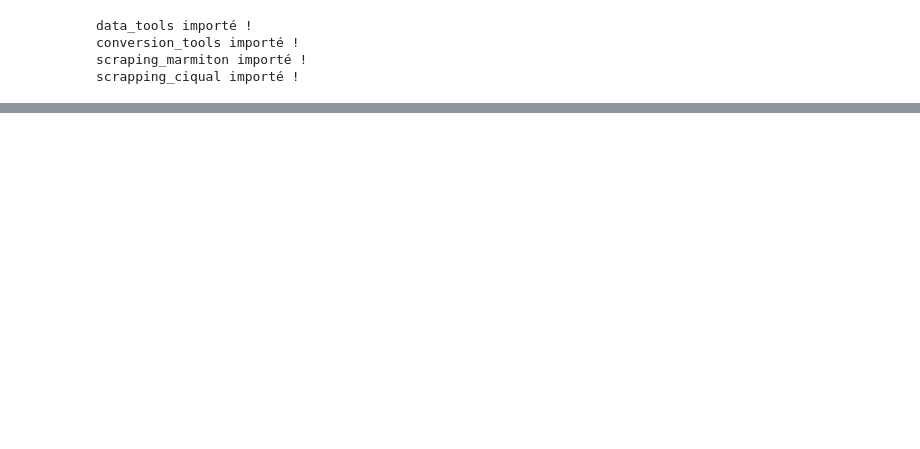
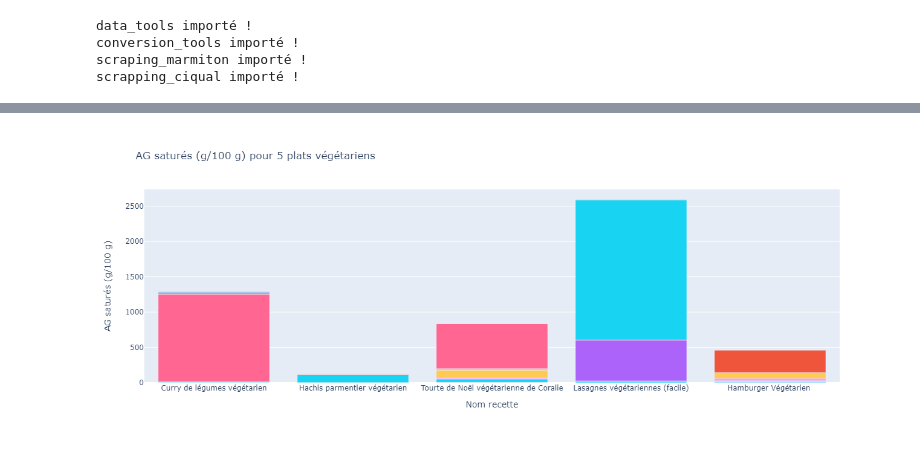
Before and after one commit to MarieOliveThaury/Marmiton_Ciqual, a Jupyter notebook: useful_notebook.ipynb, the cells around one changed output, grey strips where cells are left out. Drawn from its saved outputs; the diff is of its cells as text; code cells hidden in the pictures; blank space fills up the shorter version.

Commit message:
graphics mo

```diff
--- a/useful_notebook.ipynb
+++ b/useful_notebook.ipynb
@@ -22,0 +21,7 @@ scrapping_ciqual importé !
+# %%
+recipes = find_all_recipes("végétarien", 5)
+# %%
+nutritions = nutrition(recipes)
+# %%
+result = merge(recipes, nutritions)
+result
@@ -22,0 +44,6 @@ scrapping_ciqual importé !
+# %%
+fig = px.bar(result, x="Nom recette", y="AG saturés (g/100 g)", color="Ingrédient", title="AG saturés (g/100 g) pour 5 plats végétariens", width=800, height=500)
+fig.update_layout(showlegend=False)
+fig.show()
+# %% [output]
+[figure, added]
```
Also changed, not shown: parts of 6 cells of this notebook.
